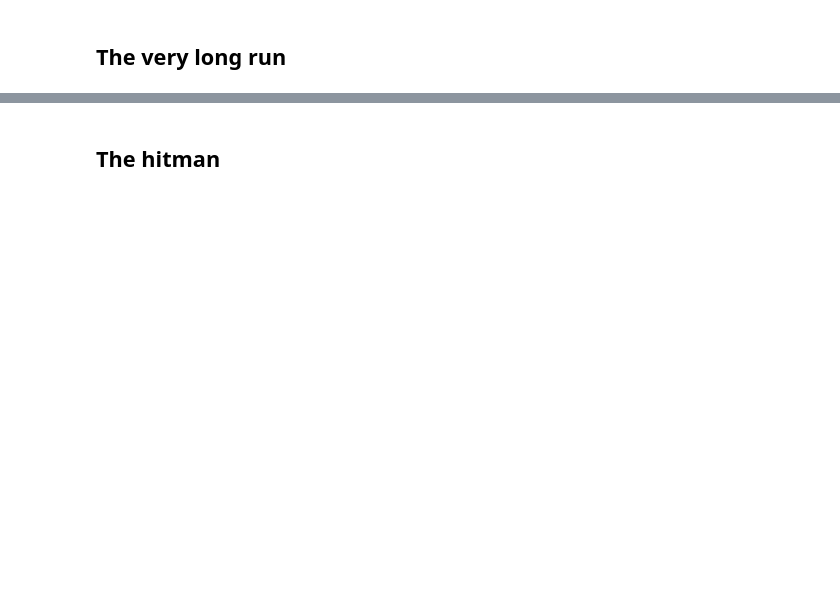
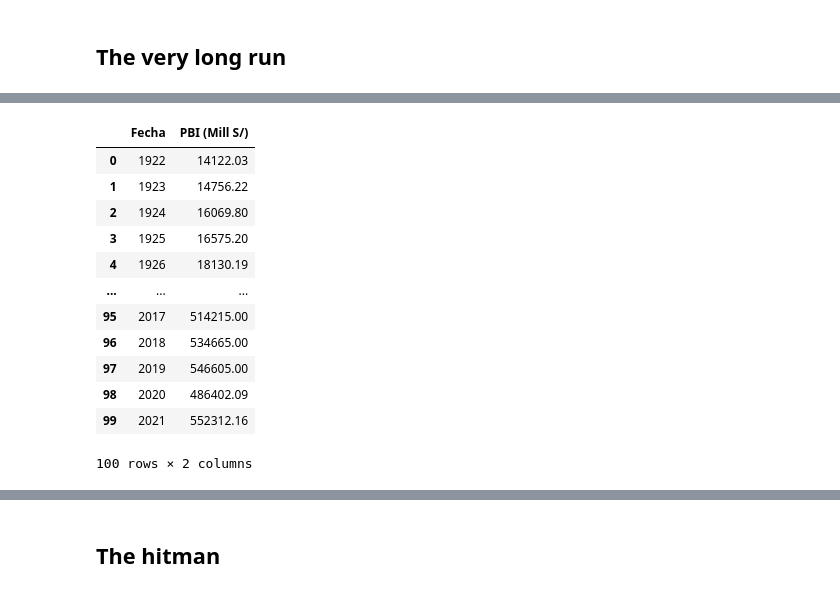
Before and after one commit to qlab-intro-python/tarea-4-emanuel-rojas-1, a Jupyter notebook: tarea_4_plantilla.ipynb, the cells around one changed output, grey strips where cells are left out. Saved outputs shown, nothing was run; the diff lists cells and outputs as text; code cells hidden in the pictures; blank space fills up the shorter version.

```diff
--- a/tarea_4_plantilla.ipynb
+++ b/tarea_4_plantilla.ipynb
@@ -31,0 +118,16 @@ https://estadisticas.bcrp.gob.pe/estadisticas/series/api/[códigos de series]/[f
+# %%
+PBI_df
+# %% [output]
+|  | Fecha | PBI (Mill S/) |
+| 0 | 1922 | 14122.03 |
+| 1 | 1923 | 14756.22 |
+| 2 | 1924 | 16069.80 |
+| 3 | 1925 | 16575.20 |
+| 4 | 1926 | 18130.19 |
+| ... | ... | ... |
+| 95 | 2017 | 514215.00 |
+| 96 | 2018 | 534665.00 |
+| 97 | 2019 | 546605.00 |
+| 98 | 2020 | 486402.09 |
+| 99 | 2021 | 552312.16 |
+100 rows × 2 columns
```
Also changed, not shown: parts of 15 cells of this notebook.
